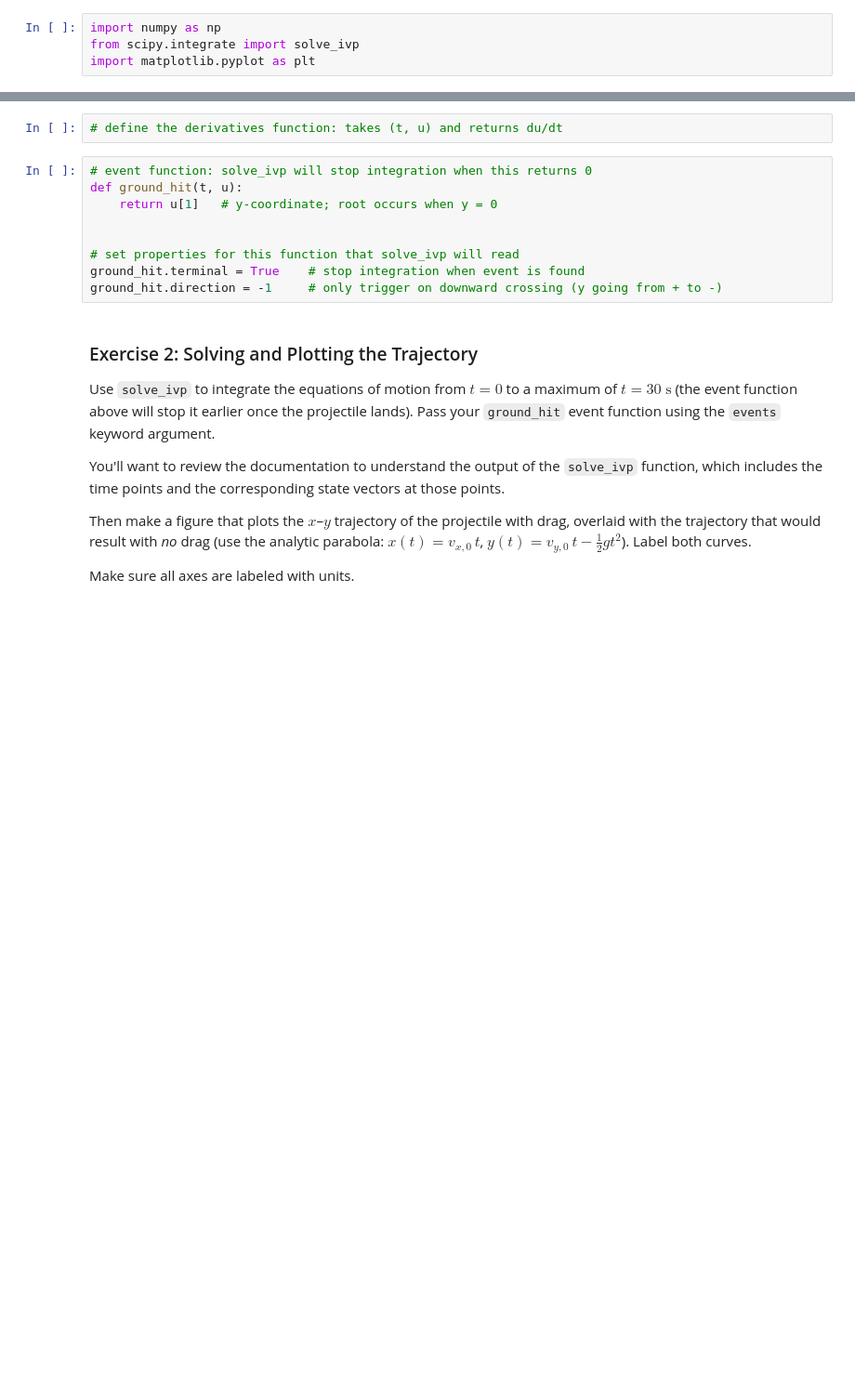
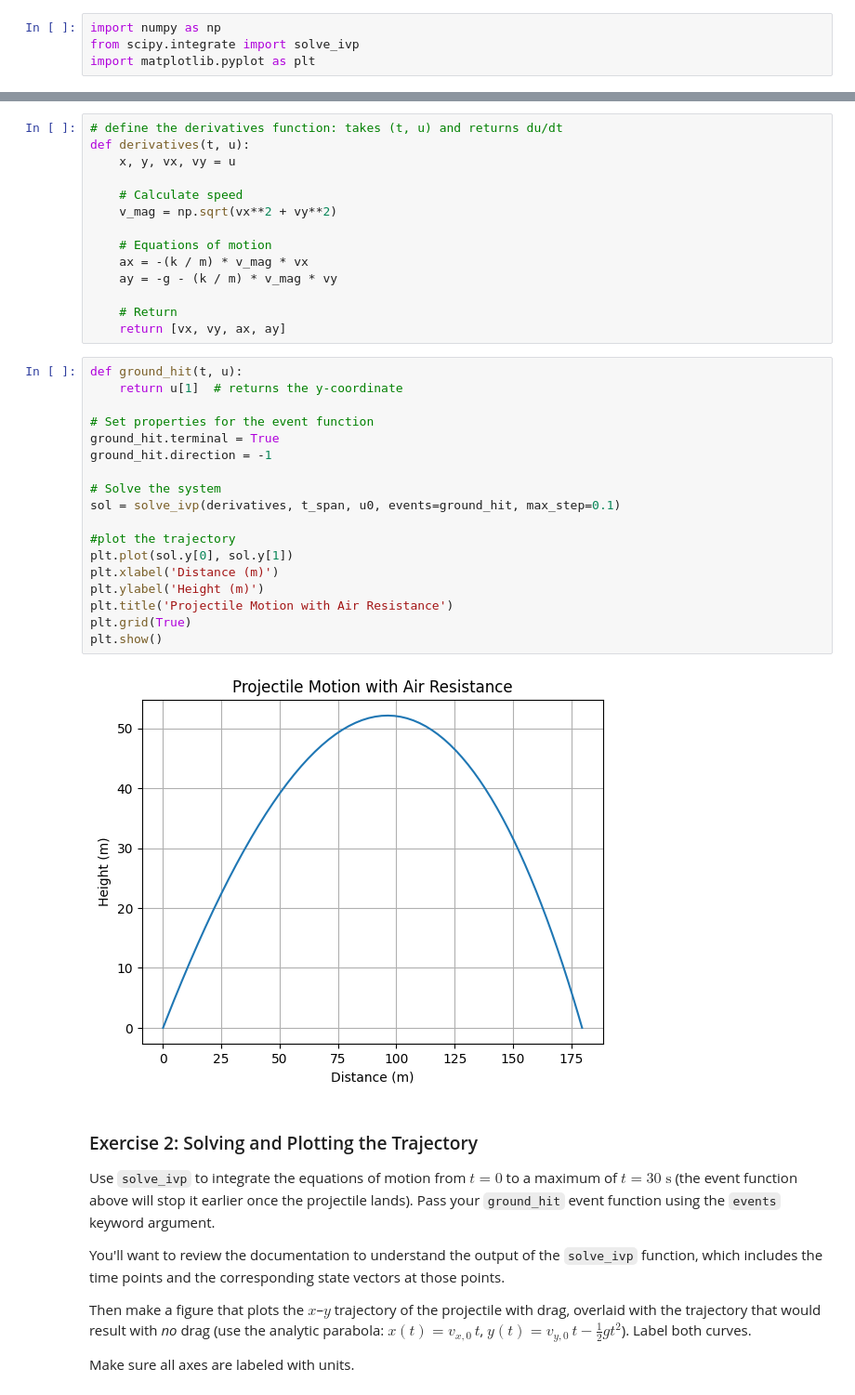
Before and after one commit to ryanmoritz1213/numerical-methods, a Jupyter notebook: assignments/week_09/odes_pdes.ipynb, the cells around one changed output, grey strips where cells are left out. Shown at 93% size. Drawn from its saved outputs; the diff is of its cells as text; blank space fills up the shorter version.

```diff
--- a/assignments/week_09/odes_pdes.ipynb
+++ b/assignments/week_09/odes_pdes.ipynb
@@ -133,14 +150,37 @@ import matplotlib.pyplot as plt
 # %%
 # define the derivatives function: takes (t, u) and returns du/dt
+def derivatives(t, u):
+    x, y, vx, vy = u
+
+    # Calculate speed
+    v_mag = np.sqrt(vx**2 + vy**2)
+
+    # Equations of motion
+    ax = -(k / m) * v_mag * vx
+    ay = -g - (k / m) * v_mag * vy
+
+    # Return
+    return [vx, vy, ax, ay]
 # %%
-# event function: solve_ivp will stop integration when this returns 0
 def ground_hit(t, u):
-    return u[1]   # y-coordinate; root occurs when y = 0
+    return u[1]  # returns the y-coordinate
 
+# Set properties for the event function
+ground_hit.terminal = True
+ground_hit.direction = -1
 
-# set properties for this function that solve_ivp will read
-ground_hit.terminal = True    # stop integration when event is found
-ground_hit.direction = -1     # only trigger on downward crossing (y going from + to -)
+# Solve the system
+sol = solve_ivp(derivatives, t_span, u0, events=ground_hit, max_step=0.1)
+
+#plot the trajectory
+plt.plot(sol.y[0], sol.y[1])
+plt.xlabel('Distance (m)')
+plt.ylabel('Height (m)')
+plt.title('Projectile Motion with Air Resistance')
+plt.grid(True)
+plt.show()
+# %% [output]
+[figure, added]
 # %% [markdown]
 ### Exercise 2: Solving and Plotting the Trajectory
 
```
Also changed, not shown: parts of 12 cells of this notebook.
